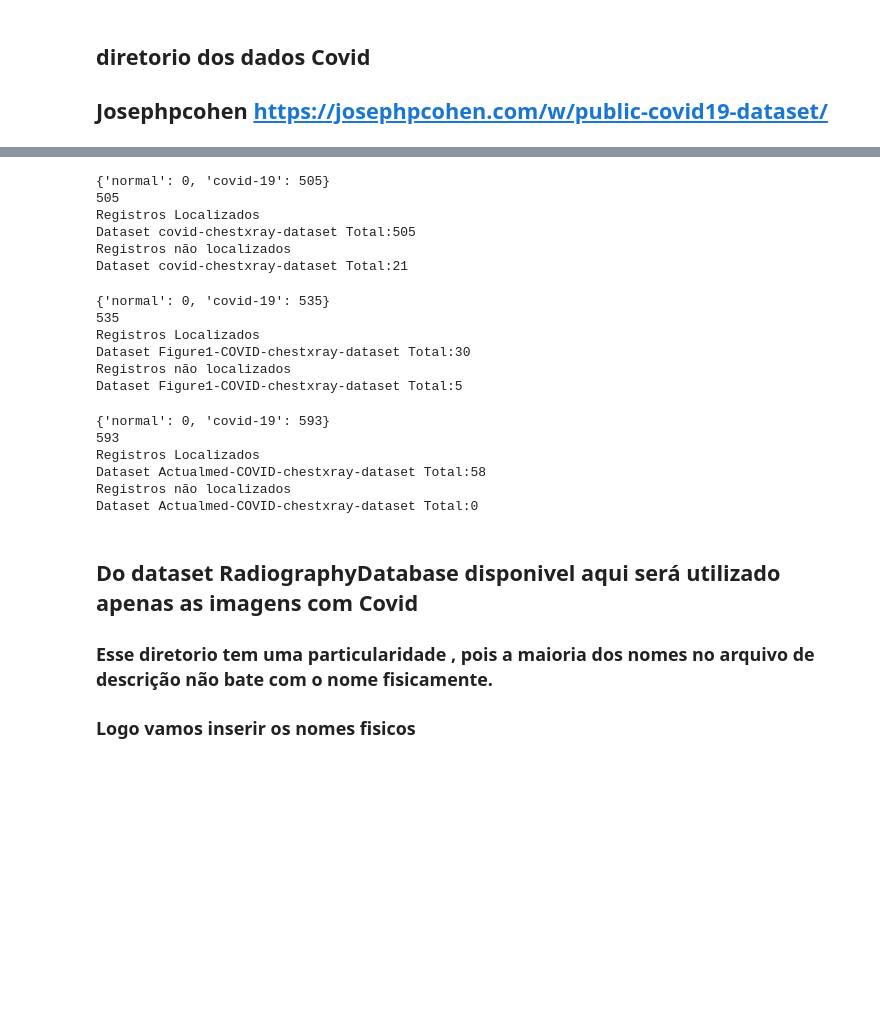
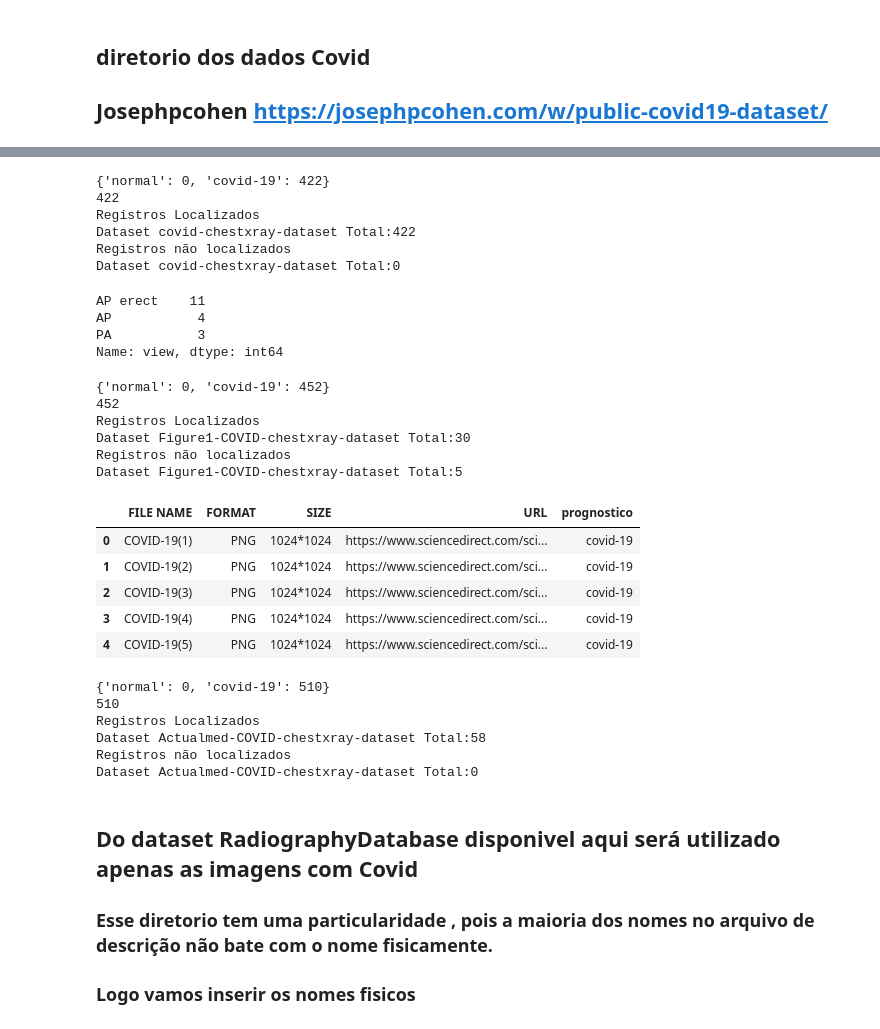
Before and after one commit to WesleySiNeves/AprendendoPython, a Jupyter notebook: Pos_Graduacao_BigData/TCC/Projeto/notebooks/MoveImagensCovidNormalParaDiretorioDataset.ipynb, the cells around one changed output, grey strips where cells are left out. Saved outputs shown, nothing was run; the diff lists cells and outputs as text; code cells hidden in the pictures; blank space fills up the shorter version.

```diff
--- a/Pos_Graduacao_BigData/TCC/Projeto/notebooks/MoveImagensCovidNormalParaDiretorioDataset.ipynb
+++ b/Pos_Graduacao_BigData/TCC/Projeto/notebooks/MoveImagensCovidNormalParaDiretorioDataset.ipynb
@@ -362,7 +375,7 @@ imagens_nao_encontradas.append({"Dataset":"COVID-19 Radiography Database","regis
 # %%
 
 
-for row in df_local_cohen[["prognostico","filename"]].iterrows():
+for row in df_local_cohen.query("modality=='X-ray' and view != 'L'")[["prognostico","filename"]].iterrows():
     imagem_name = row[1].filename
     prognostico = row[1].prognostico
     source_imagem = "{0}/{1}".format(dir_source_imagens_Covid_cohen,imagem_name)
@@ -384,15 +397,21 @@ print("Dataset {0} Total:{1}".format(imagens_encontradas[0]["Dataset"],len(image
 print('Registros não localizados')
 print("Dataset {0} Total:{1}".format(imagens_nao_encontradas[0]["Dataset"],len(imagens_nao_encontradas[0]['registros'])))
 # %% [output]
-{'normal': 0, 'covid-19': 505}
-505
+{'normal': 0, 'covid-19': 422}
+422
 Registros Localizados
-Dataset covid-chestxray-dataset Total:505
+Dataset covid-chestxray-dataset Total:422
 Registros não localizados
-Dataset covid-chestxray-dataset Total:21
+Dataset covid-chestxray-dataset Total:0
+# %%
+df_local_figure_1["view"].value_counts()
+# %% [output]
+AP erect    11
+AP           4
+PA           3
+Name: view, dtype: int64
 # %%
-
-for row in df_local_figure_1[["prognostico","patientid"]].iterrows():
+for row in df_local_figure_1.query("modality=='X-ray' and view != 'L'")[["prognostico","patientid"]].iterrows():
     imagem_name = row[1].patientid
     prognostico = row[1].prognostico
     source_imagem = "{0}/{1}.jpg".format(source_dir_imagens_figure_1,imagem_name)
@@ -415,14 +434,25 @@ print("Dataset {0} Total:{1}".format(imagens_encontradas[1]["Dataset"],len(image
 print('Registros não localizados')
 print("Dataset {0} Total:{1}".format(imagens_nao_encontradas[1]["Dataset"],len(imagens_nao_encontradas[1]['registros'])))
 # %% [output]
-{'normal': 0, 'covid-19': 535}
-535
+{'normal': 0, 'covid-19': 452}
+452
 Registros Localizados
 Dataset Figure1-COVID-chestxray-dataset Total:30
 Registros não localizados
 Dataset Figure1-COVID-chestxray-dataset Total:5
+# %%
+df_local_RadiographyDatabase_Covid.head()
+# %% [output]
+|  | FILE NAME | FORMAT | SIZE | URL | prognostico |
+| 0 | COVID-19(1) | PNG | 1024*1024 | https://www.sciencedirect.com/sci... | covid-19 |
+| 1 | COVID-19(2) | PNG | 1024*1024 | https://www.sciencedirect.com/sci... | covid-19 |
+| 2 | COVID-19(3) | PNG | 1024*1024 | https://www.sciencedirect.com/sci... | covid-19 |
+| 3 | COVID-19(4) | PNG | 1024*1024 | https://www.sciencedirect.com/sci... | covid-19 |
+| 4 | COVID-19(5) | PNG | 1024*1024 | https://www.sciencedirect.com/sci... | covid-19 |
 # %%
-for row in df_local_Actualmed[["prognostico","imagename"]].iterrows():
+
+
+for row in df_local_Actualmed.query("modality=='X-ray' and view != 'L'")[["prognostico","imagename"]].iterrows():
     imagem_name = row[1].imagename
     prognostico = row[1].prognostico
     source_imagem = "{0}/{1}".format(source_dir_imagens_Actualmed,imagem_name)
@@ -445,8 +475,8 @@ print("Dataset {0} Total:{1}".format(imagens_encontradas[2]["Dataset"],len(image
 print('Registros não localizados')
 print("Dataset {0} Total:{1}".format(imagens_nao_encontradas[2]["Dataset"],len(imagens_nao_encontradas[2]['registros'])))
 # %% [output]
-{'normal': 0, 'covid-19': 593}
-593
+{'normal': 0, 'covid-19': 510}
+510
 Registros Localizados
 Dataset Actualmed-COVID-chestxray-dataset Total:58
 Registros não localizados
```
Also changed, not shown: parts of 9 cells of this notebook.
